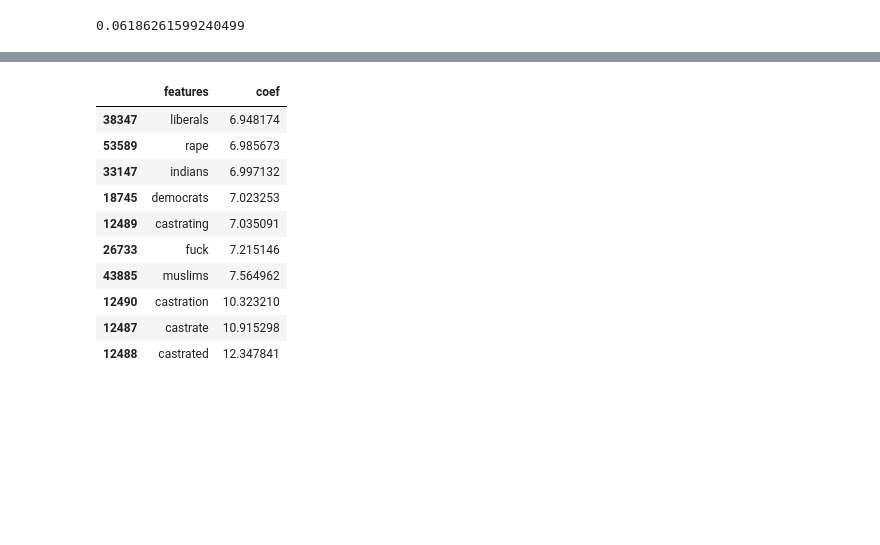
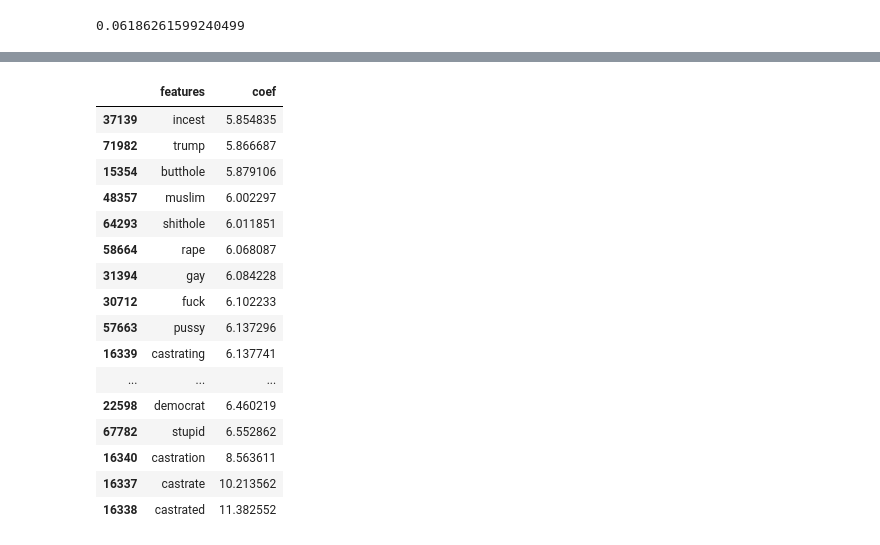
Before and after one commit to shiranimehr/Capstone-two, a Jupyter notebook: insincere_questions_classification/notebooks/Modeling.ipynb, the cells around one changed output, grey strips where cells are left out. Saved outputs shown, nothing was run; the diff lists cells and outputs as text; code cells hidden in the pictures; blank space fills up the shorter version.

```diff
--- a/insincere_questions_classification/notebooks/Modeling.ipynb
+++ b/insincere_questions_classification/notebooks/Modeling.ipynb
@@ -145,6 +170,22 @@ class DummyClf(BaseEstimator):
     def fit(self): pass
     def score(self): pass
 # %%
+from sklearn.feature_extraction import stop_words
+from nltk import word_tokenize
+from nltk.stem import WordNetLemmatizer
+from sklearn.feature_extraction import text
+
+wnl = WordNetLemmatizer()
+stop_words_lemmatized = [wnl.lemmatize(s) for s in list(stop_words.ENGLISH_STOP_WORDS)]
+stop_words = text.ENGLISH_STOP_WORDS.union(stop_words_lemmatized)
+
+class LemmaTokenizer(object):
+    def __init__(self):
+        self.wnl = WordNetLemmatizer()
+    def __call__(self, articles):
+        return [self.wnl.lemmatize(t) for t in word_tokenize(articles)]
+
+
 pipeline = Pipeline([
     ('vect', CountVectorizer()),
     ('tfidf', TfidfTransformer()),
@@ -153,21 +194,22 @@ pipeline = Pipeline([
 
 parameters = [
     {
-        'vect__stop_words': ('english', None,),
-        'vect__lowercase': (True, None,),
+        'vect__tokenizer': (LemmaTokenizer(),),
+        'vect__stop_words': (stop_words,),
+        'vect__lowercase': (True,),
         'clf': [SGDClassifier()], # SVM if hinge loss / logreg if log loss
-        'clf__penalty': ('l2', 'elasticnet', 'l1'),
-        #'clf__max_iter': [50, 80],
+        'clf__max_iter': [100, 200],
         'clf__penalty': ('l1','l2','elasticnet'),
-        'clf__alpha': (1e-3, 1e-4, 1e-5, 1e-6),
+        'clf__alpha': (1e-4, 1e-5, 1e-6),
         'clf__tol': [1e-4],
         'clf__loss': ['hinge', 'log'],
     },
     {
-        'vect__stop_words': ('english', None,),
-        'vect__lowercase': (True, None,),
+        'vect__tokenizer': (LemmaTokenizer(),),
+        'vect__stop_words': (stop_words,),
+        'vect__lowercase': (True,),
         'clf': [MultinomialNB()],
-        'clf__alpha': (1e-3, 1e-4, 1e-5, 1e-6),
+        'clf__alpha': (1e-4, 1e-5, 1e-6),
     },
 ]
 
@@ -175,10 +217,8 @@ gscv = GridSearchCV(pipeline, parameters, cv=5, scoring='average_precision')
 # %%
 print("Performing grid search...")
 print("pipeline:", [name for name, _ in pipeline.steps])
-print("parameters:")
-pprint(parameters)
 t0 = time()
-gscv.fit(X_train['question_text'], y_train)
+gscv.fit(X_train, y_train)
 print("done in %0.3fs" % (time() - t0))
 print()
 
@@ -284,14 +300,20 @@ dfx.head(10)
 # %%
-dfx.tail(10)
+dfx.tail(20)
 # %% [output]
 |  | features | coef |
-| 38347 | liberals | 6.948174 |
-| 53589 | rape | 6.985673 |
-| 33147 | indians | 6.997132 |
-| 18745 | democrats | 7.023253 |
-| 12489 | castrating | 7.035091 |
-| 26733 | fuck | 7.215146 |
-| 43885 | muslims | 7.564962 |
-| 12490 | castration | 10.323210 |
-| 12487 | castrate | 10.915298 |
-| 12488 | castrated | 12.347841 |
+| 37139 | incest | 5.854835 |
+| 71982 | trump | 5.866687 |
+| 15354 | butthole | 5.879106 |
+| 48357 | muslim | 6.002297 |
+| 64293 | shithole | 6.011851 |
+| 58664 | rape | 6.068087 |
+| 31394 | gay | 6.084228 |
+| 30712 | fuck | 6.102233 |
+| 57663 | pussy | 6.137296 |
+| 16339 | castrating | 6.137741 |
+| ... | ... | ... |
+| 22598 | democrat | 6.460219 |
+| 67782 | stupid | 6.552862 |
+| 16340 | castration | 8.563611 |
+| 16337 | castrate | 10.213562 |
+| 16338 | castrated | 11.382552 |
```
Also changed, not shown: parts of 14 cells of this notebook, 4 other files.
